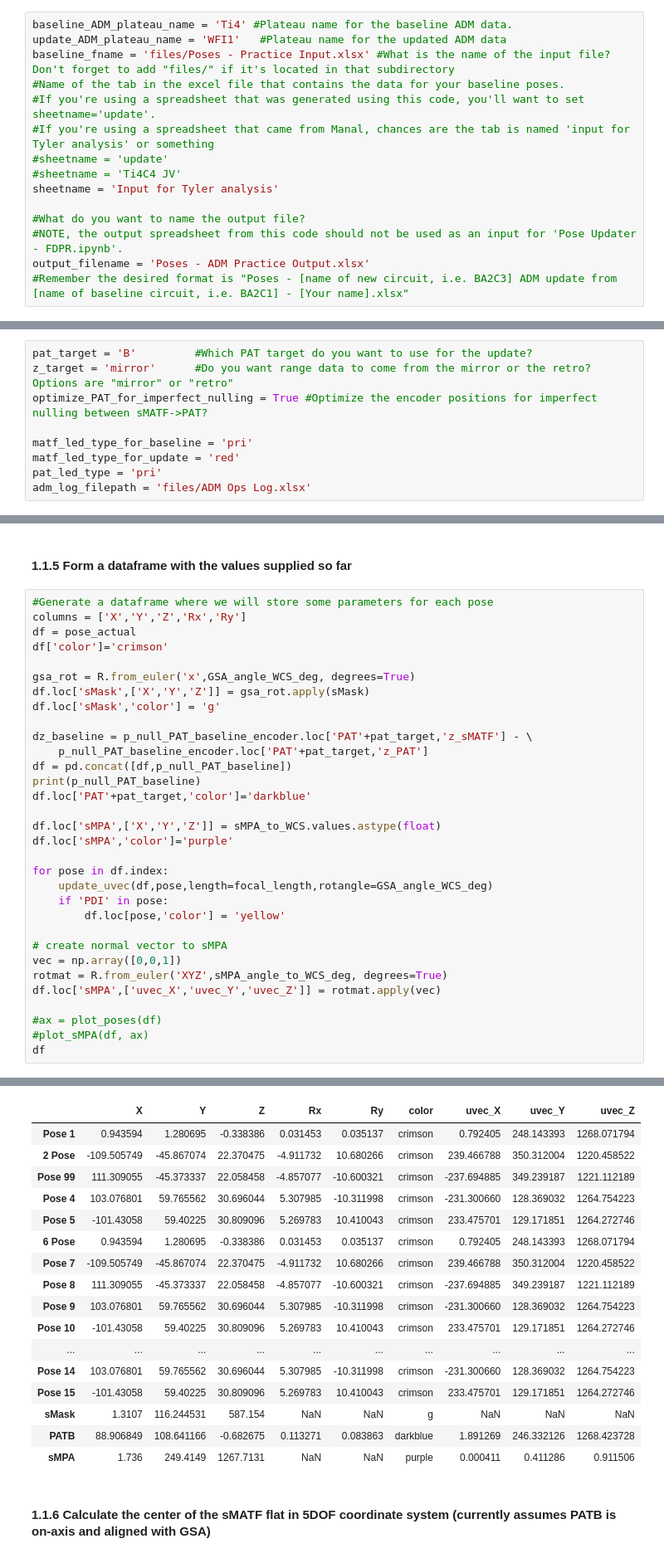
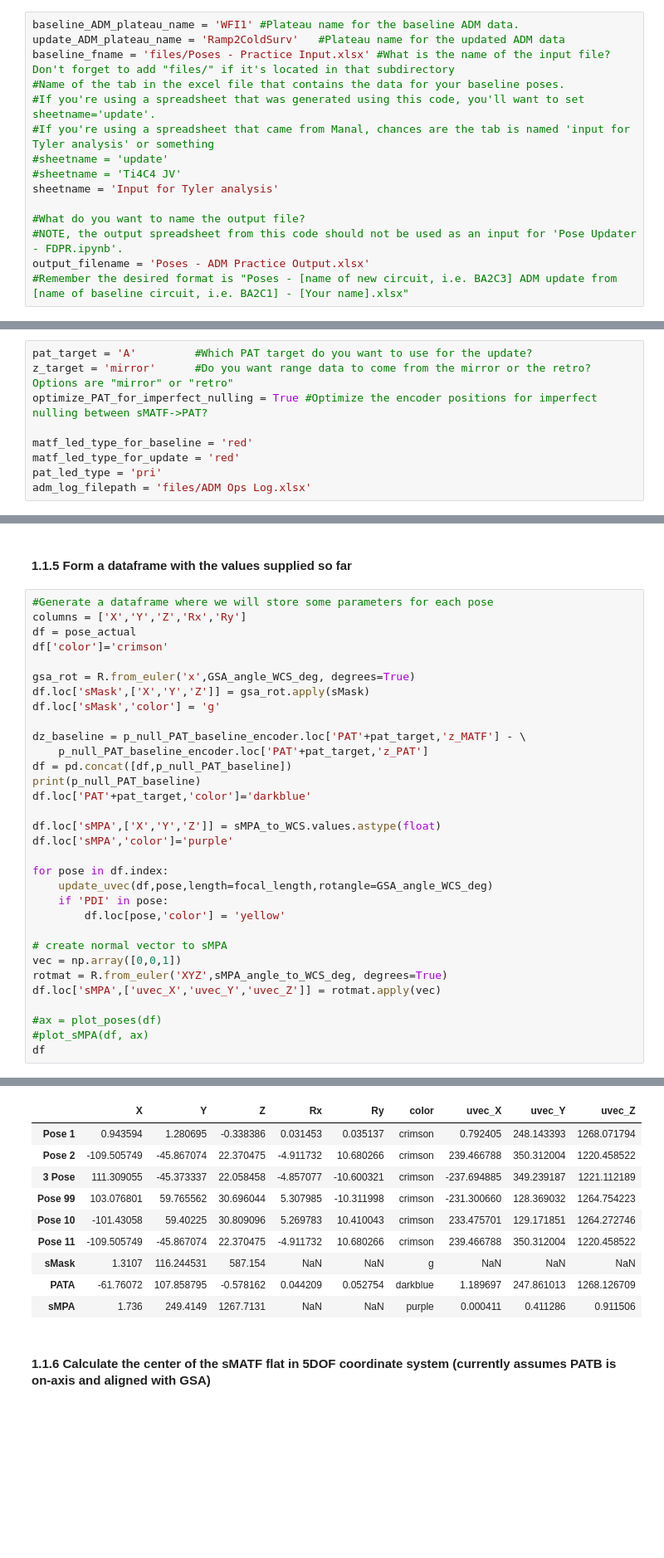
Before and after one commit to evanbray1/ADMTools, a Jupyter notebook: Pose Updater - ADM.ipynb, the cells around one changed output, grey strips where cells are left out. Shown at 83% size. Saved outputs shown, nothing was run; the diff lists cells and outputs as text; blank space fills up the shorter version.

```diff
--- a/Pose Updater - ADM.ipynb
+++ b/Pose Updater - ADM.ipynb
@@ -16,8 +16,8 @@
 # %% [markdown]
 #### 0.0.1 Parameters you'll need to tweak
 # %%
-baseline_ADM_plateau_name = 'Ti4' #Plateau name for the baseline ADM data.
-update_ADM_plateau_name = 'WFI1'   #Plateau name for the updated ADM data
+baseline_ADM_plateau_name = 'WFI1' #Plateau name for the baseline ADM data.
+update_ADM_plateau_name = 'Ramp2ColdSurv'   #Plateau name for the updated ADM data
 baseline_fname = 'files/Poses - Practice Input.xlsx' #What is the name of the input file? Don't forget to add "files/" if it's located in that subdirectory
 #Name of the tab in the excel file that contains the data for your baseline poses.
 #If you're using a spreadsheet that was generated using this code, you'll want to set sheetname='update'.
@@ -33,11 +33,11 @@ output_filename = 'Poses - ADM Practice Output.xlsx'
 # %% [markdown]
 #### 0.0.2 Parameters you probably won't need to tweak
 # %%
-pat_target = 'B'         #Which PAT target do you want to use for the update?
+pat_target = 'A'         #Which PAT target do you want to use for the update?
 z_target = 'mirror'      #Do you want range data to come from the mirror or the retro? Options are "mirror" or "retro"
 optimize_PAT_for_imperfect_nulling = True #Optimize the encoder positions for imperfect nulling between sMATF->PAT?
 
-matf_led_type_for_baseline = 'pri'
+matf_led_type_for_baseline = 'red'
 matf_led_type_for_update = 'red'
 pat_led_type = 'pri'
 adm_log_filepath = 'files/ADM Ops Log.xlsx'
@@ -231,7 +234,7 @@ gsa_rot = R.from_euler('x',GSA_angle_WCS_deg, degrees=True)
 df.loc['sMask',['X','Y','Z']] = gsa_rot.apply(sMask)
 df.loc['sMask','color'] = 'g'
 
-dz_baseline = p_null_PAT_baseline_encoder.loc['PAT'+pat_target,'z_sMATF'] - \
+dz_baseline = p_null_PAT_baseline_encoder.loc['PAT'+pat_target,'z_MATF'] - \
     p_null_PAT_baseline_encoder.loc['PAT'+pat_target,'z_PAT']
 df = pd.concat([df,p_null_PAT_baseline])
 print(p_null_PAT_baseline)
@@ -259,19 +262,12 @@ PATB  88.906849  108.641166 -0.682675  0.113271  0.083863
 |  | X | Y | Z | Rx | Ry | color | uvec_X | uvec_Y | uvec_Z |
 | Pose 1 | 0.943594 | 1.280695 | -0.338386 | 0.031453 | 0.035137 | crimson | 0.792405 | 248.143393 | 1268.071794 |
-| 2 Pose | -109.505749 | -45.867074 | 22.370475 | -4.911732 | 10.680266 | crimson | 239.466788 | 350.312004 | 1220.458522 |
-| Pose 99 | 111.309055 | -45.373337 | 22.058458 | -4.857077 | -10.600321 | crimson | -237.694885 | 349.239187 | 1221.112189 |
-| Pose 4 | 103.076801 | 59.765562 | 30.696044 | 5.307985 | -10.311998 | crimson | -231.300660 | 128.369032 | 1264.754223 |
-| Pose 5 | -101.43058 | 59.40225 | 30.809096 | 5.269783 | 10.410043 | crimson | 233.475701 | 129.171851 | 1264.272746 |
-| 6 Pose | 0.943594 | 1.280695 | -0.338386 | 0.031453 | 0.035137 | crimson | 0.792405 | 248.143393 | 1268.071794 |
-| Pose 7 | -109.505749 | -45.867074 | 22.370475 | -4.911732 | 10.680266 | crimson | 239.466788 | 350.312004 | 1220.458522 |
-| Pose 8 | 111.309055 | -45.373337 | 22.058458 | -4.857077 | -10.600321 | crimson | -237.694885 | 349.239187 | 1221.112189 |
-| Pose 9 | 103.076801 | 59.765562 | 30.696044 | 5.307985 | -10.311998 | crimson | -231.300660 | 128.369032 | 1264.754223 |
+| Pose 2 | -109.505749 | -45.867074 | 22.370475 | -4.911732 | 10.680266 | crimson | 239.466788 | 350.312004 | 1220.458522 |
+| 3 Pose | 111.309055 | -45.373337 | 22.058458 | -4.857077 | -10.600321 | crimson | -237.694885 | 349.239187 | 1221.112189 |
+| Pose 99 | 103.076801 | 59.765562 | 30.696044 | 5.307985 | -10.311998 | crimson | -231.300660 | 128.369032 | 1264.754223 |
 | Pose 10 | -101.43058 | 59.40225 | 30.809096 | 5.269783 | 10.410043 | crimson | 233.475701 | 129.171851 | 1264.272746 |
-| ... | ... | ... | ... | ... | ... | ... | ... | ... | ... |
-| Pose 14 | 103.076801 | 59.765562 | 30.696044 | 5.307985 | -10.311998 | crimson | -231.300660 | 128.369032 | 1264.754223 |
-| Pose 15 | -101.43058 | 59.40225 | 30.809096 | 5.269783 | 10.410043 | crimson | 233.475701 | 129.171851 | 1264.272746 |
+| Pose 11 | -109.505749 | -45.867074 | 22.370475 | -4.911732 | 10.680266 | crimson | 239.466788 | 350.312004 | 1220.458522 |
 | sMask | 1.3107 | 116.244531 | 587.154 | NaN | NaN | g | NaN | NaN | NaN |
-| PATB | 88.906849 | 108.641166 | -0.682675 | 0.113271 | 0.083863 | darkblue | 1.891269 | 246.332126 | 1268.423728 |
+| PATA | -61.76072 | 107.858795 | -0.578162 | 0.044209 | 0.052754 | darkblue | 1.189697 | 247.861013 | 1268.126709 |
 | sMPA | 1.736 | 249.4149 | 1267.7131 | NaN | NaN | purple | 0.000411 | 0.411286 | 0.911506 |
 # %% [markdown]
 #### 1.1.6 Calculate the center of the sMATF flat in 5DOF coordinate system (currently assumes PATB is on-axis and aligned with GSA)
```
Also changed, not shown: parts of 16 cells of this notebook, 4 other files.
